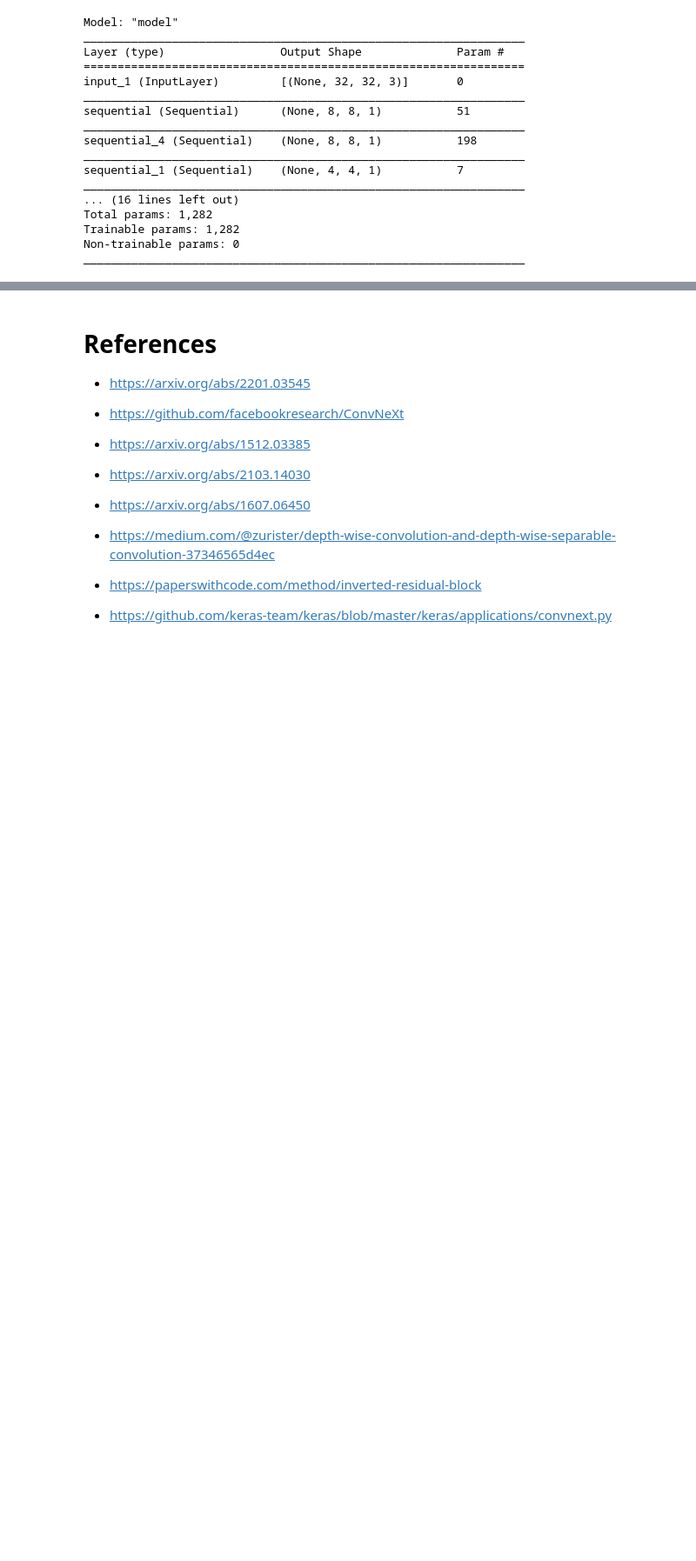
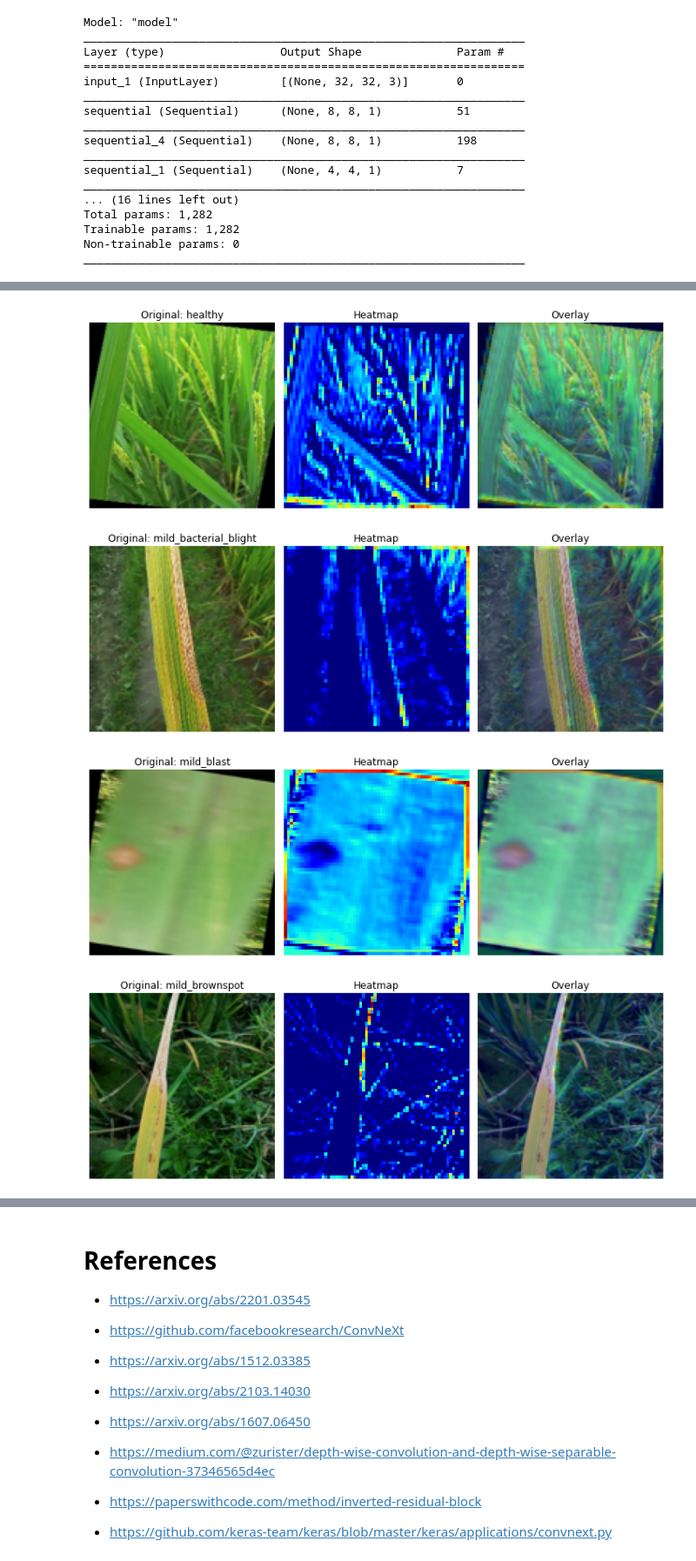
Before and after one commit to Pronoy-Deb/Research_Works, a Jupyter notebook: convnext-model.ipynb, the cells around one changed output, grey strips where cells are left out. Shown at 87% size. Drawn from its saved outputs; the diff is of its cells as text; code cells hidden in the pictures; blank space fills up the shorter version.

```diff
--- a/convnext-model.ipynb
+++ b/convnext-model.ipynb
@@ -362,0 +632,35 @@ plt.show()
+# %%
+# For each class, pick one example from test set and visualize
+for class_idx, class_name in enumerate(class_names):
+    # Find an example from that class in x_test
+    idx = np.where(y_test == class_idx)[0][0]
+    original_img = x_test[idx]
+    img_array = get_img_array(original_img)
+
+    # Generate Grad-CAM heatmap for the target class
+    heatmap = make_gradcam_heatmap(img_array, ConvNeXt_model, last_conv_layer_name, pred_index=class_idx)
+
+    # Overlay heatmap
+    overlay_img = display_gradcam(original_img, heatmap)
+
+    # Plot: original, heatmap, overlay
+    fig, ax = plt.subplots(1, 3, figsize=(10, 4))
+    ax[0].imshow(original_img)
+    ax[0].set_title(f"Original: {class_name}")
+    ax[0].axis("off")
+
+    ax[1].imshow(heatmap, cmap="jet")
+    ax[1].set_title("Heatmap")
+    ax[1].axis("off")
+
+    ax[2].imshow(overlay_img)
+    ax[2].set_title("Overlay")
+    ax[2].axis("off")
+
+    plt.tight_layout()
+    plt.show()
+# %% [output]
+[figure, added]
+[figure, added]
+[figure, added]
+[figure, added]
```
Also changed, not shown: parts of 12 cells of this notebook.
